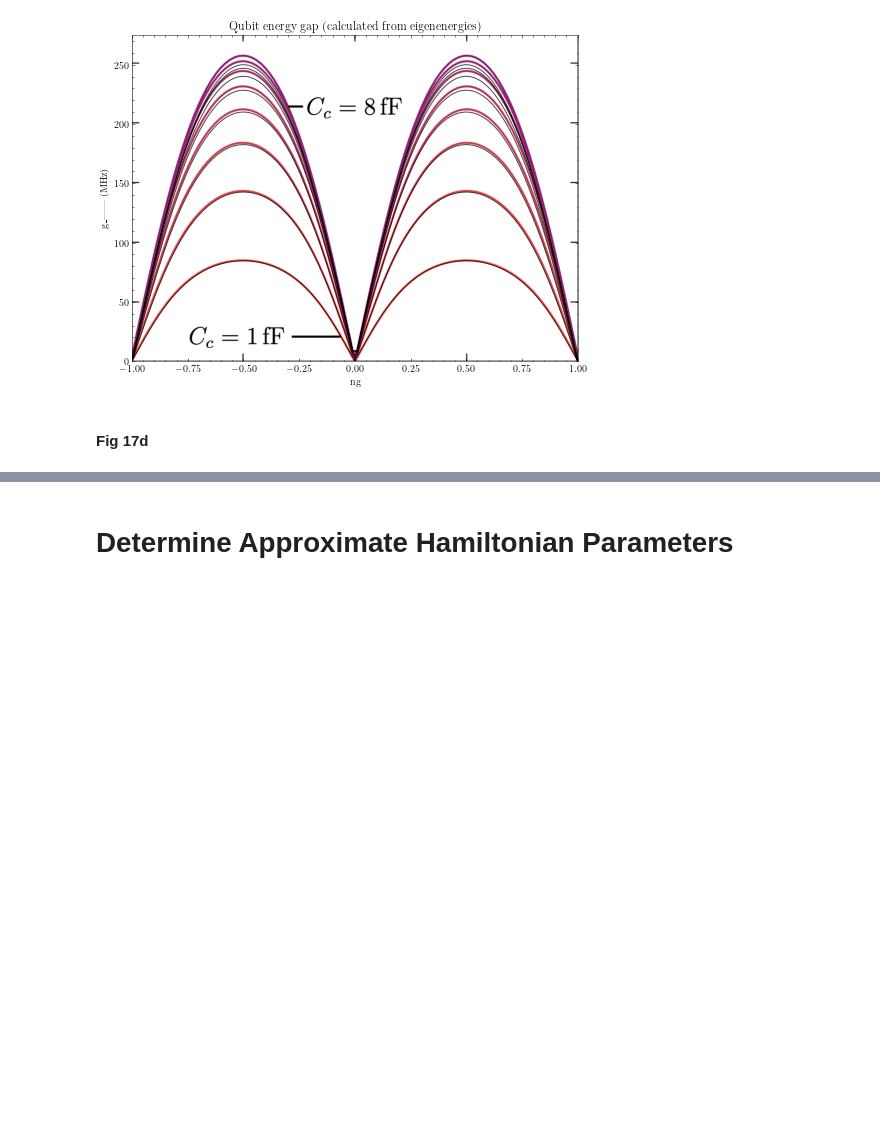
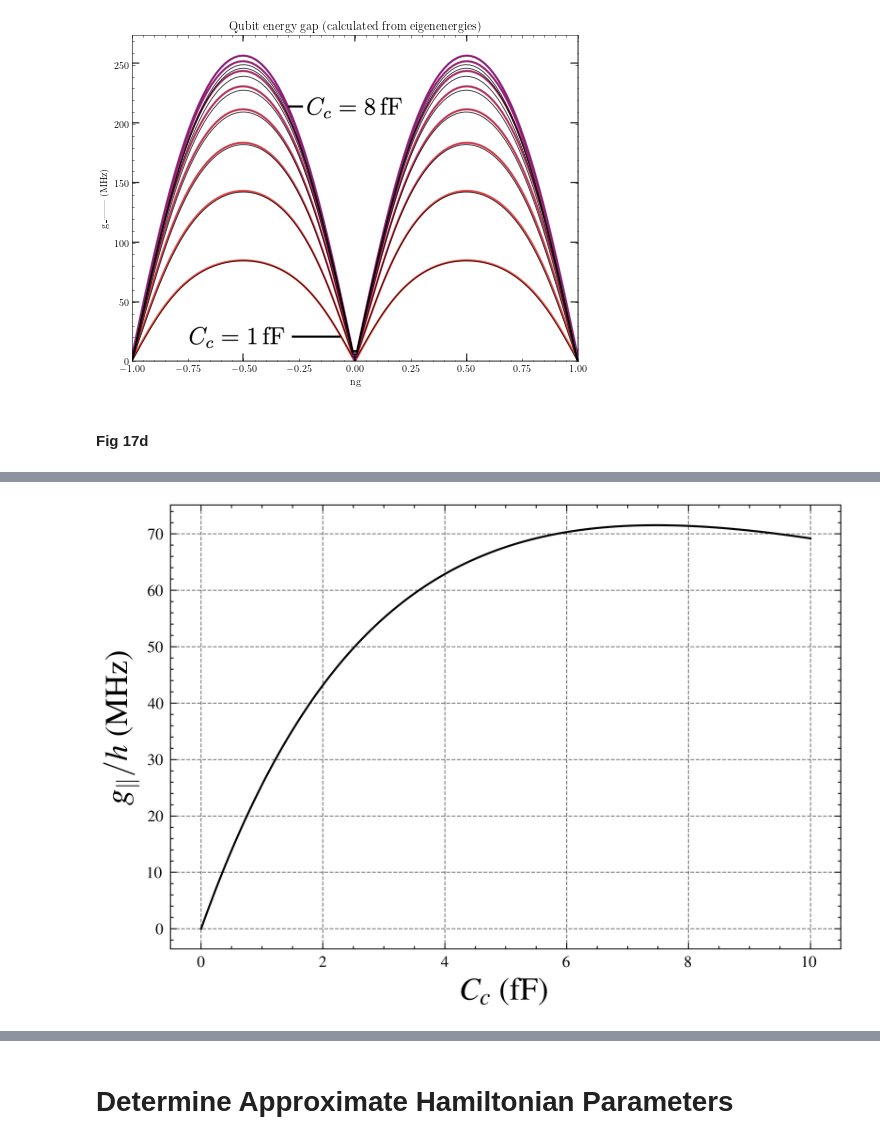
Before and after one commit to Dan5762/Transmon-Project, a Jupyter notebook: circuit_models/resonator_coupling.ipynb, the cells around one changed output, grey strips where cells are left out. Cells and saved outputs as stored; diff of their text form; code cells hidden in the pictures; blank space fills up the shorter version.

```diff
--- a/circuit_models/resonator_coupling.ipynb
+++ b/circuit_models/resonator_coupling.ipynb
@@ -364,14 +366,14 @@ plt.show()
 # %% [markdown]
 #### Fig 17d
 # %%
-fig_17d_Ccs_q = np.linspace(0, 10e-15, 10)
+fig_17d_Ccs_q = np.linspace(0, 10e-15, 200)
 
-system = RCCircuit(ncut=3, alpha=0.4, ng=0.25, mcut=10)
+system = RCCircuit(ncut=3, ng=0.25, mcut=10)
 
 fig_17d_results_q = []
 
 for Cc in tqdm(fig_17d_Ccs_q):
-    system = RCCircuit(ncut=7, alpha=0.4, ng=0.25, Cc=Cc, mcut=100)
+    system = RCCircuit(ncut=7, ng=0.25, Cc=Cc, mcut=100)
 
     system.init_qubit_states(update=True)
     H_q_coupling = system.get_H_q_coupling()
@@ -391,14 +395,16 @@ plt.show()
 # %%
 pparam = dict(xlabel='$C_c$ (fF)', ylabel='$g_\\parallel / h$ (MHz)')
 
-with plt.style.context(['science', 'grid']):
+with plt.style.context(['ieee', 'grid']):
     fig, ax = plt.subplots(figsize=(6,4))
     ax.plot([val * 1e15 for val in fig_17d_Ccs_q], fig_17d_results_q)
     ax.set(**pparam)
     ax.xaxis.label.set_size(16)
     ax.yaxis.label.set_size(16)
     fig.savefig('../figures/Resonator Coupling/g_parr wrt Cc.png', dpi=300)
     plt.show()
+# %% [output]
+[figure, added]
 # %%
 plt.figure(figsize=(8,6))
 plt.xlabel('$C_c$ (fF)')
```
Also changed, not shown: parts of 18 cells of this notebook, 17 other files.
